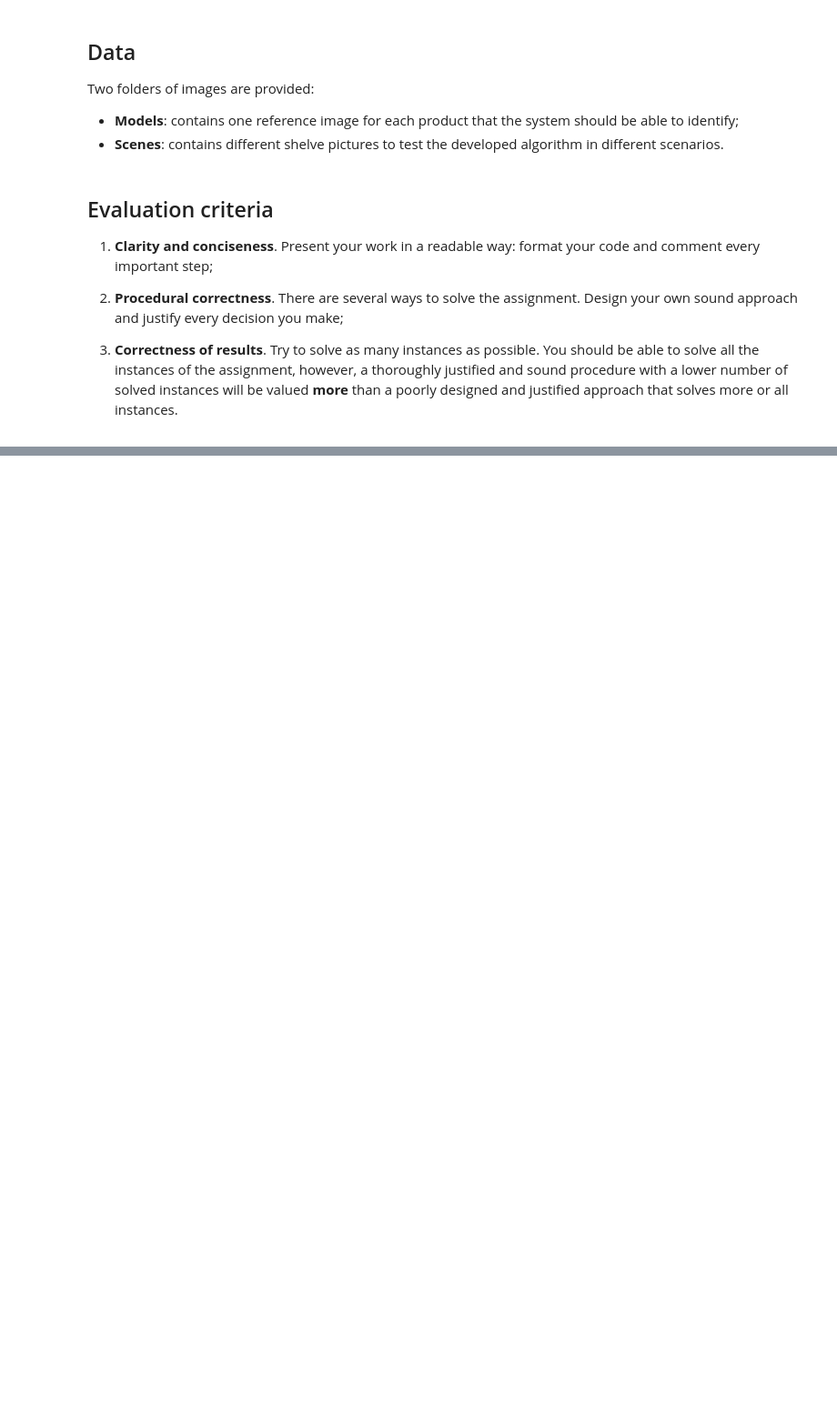
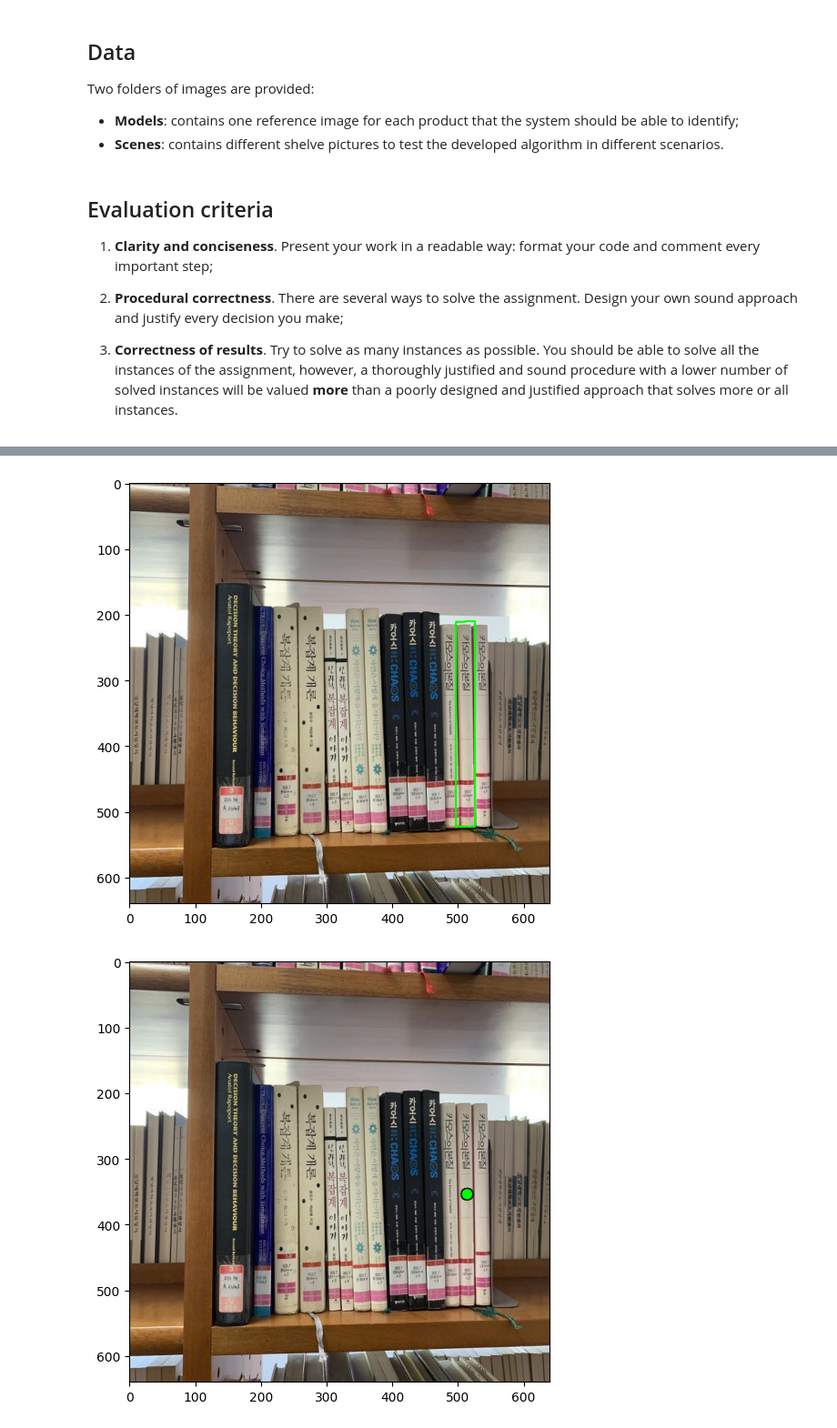
Before and after one commit to alessiopittiglio/ipcv-assignments, a Jupyter notebook: assignment_1/assignment_module_one.ipynb, the cells around one changed output, grey strips where cells are left out. Shown: that part at 91% size. Drawn from its saved outputs; the diff is of its cells as text; code cells hidden in the pictures; blank space fills up the shorter version.

Commit message:
Add old star model code for instance detection

```diff
--- a/assignment_1/assignment_module_one.ipynb
+++ b/assignment_1/assignment_module_one.ipynb
@@ -66,0 +255,47 @@ drive.mount('/content/drive')
+# %%
+models = {}
+model_files = sorted(os.listdir(MODELS_DIR), key=natural_sort_key)
+for i, model_filename in enumerate(model_files):
+    if model_filename.endswith(('.png', '.jpg', '.jpeg')):
+        book_name = f"Book {i}"
+        model_path = os.path.join(MODELS_DIR, model_filename)
+        models[book_name] = cv2.imread(model_path)
+        if models[book_name] is None:
+            print(f"Error loading model: {model_path}")
+# %%
+scenes = {}
+scene_files = sorted(os.listdir(SCENES_DIR), key=natural_sort_key)
+for scene_filename in scene_files:
+    if scene_filename.endswith(('.png', '.jpg', '.jpeg')):
+        scene_path = os.path.join(SCENES_DIR, scene_filename)
+        scenes[scene_filename] = cv2.imread(scene_path)
+        if scenes[scene_filename] is None:
+            print(f"Error loading scene: {scene_path}")
+# %%
+model_image = models['Book 12']
+target_image = scenes['scene_17.jpg']
+# %%
+detector = SIFT_GHT_Detector()
+
+overlay_image = target_image.copy()
+target_image_with_detection_point = target_image.copy()
+
+detection_point, accumulator, bounding_box = detector.detect(model_image, target_image)
+
+scale, rotation = detection_point[2:]
+detection_point = detection_point[:2]
+
+cv2.polylines(overlay_image, [bounding_box], isClosed=True, color=(0, 255, 0), thickness=2)
+cv2.circle(target_image_with_detection_point, detection_point, radius=10, color=(0, 0, 0), thickness=-1)
+cv2.circle(target_image_with_detection_point, detection_point, radius=8, color=(0, 255, 0), thickness=-1)
+
+plt.figure(figsize=(8, 6))
+plt.imshow(cv2.cvtColor(overlay_image, cv2.COLOR_BGR2RGB))
+plt.show()
+
+plt.figure(figsize=(8, 6))
+plt.imshow(cv2.cvtColor(target_image_with_detection_point, cv2.COLOR_BGR2RGB))
+plt.show()
+# %% [output]
+[figure, added]
+[figure, added]
```
Also changed, not shown: parts of 10 cells of this notebook.
